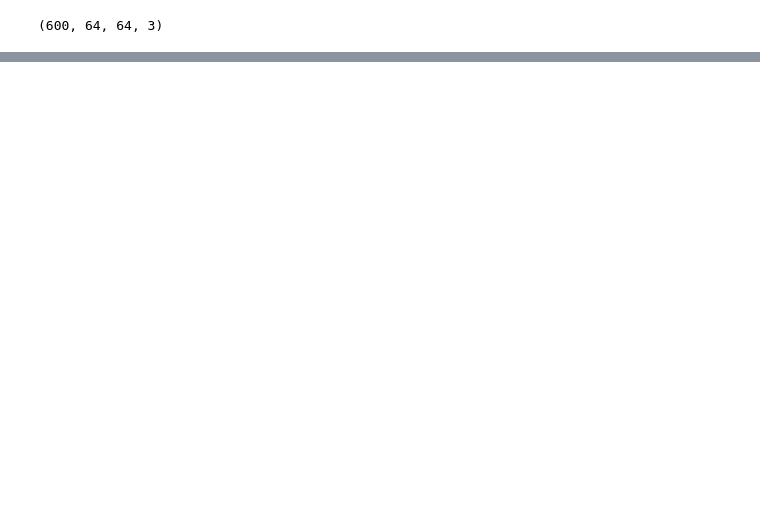
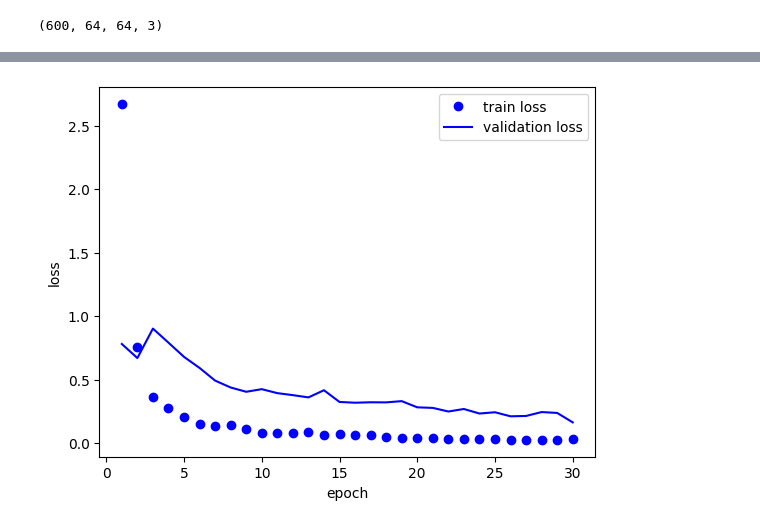
Before and after one commit to ChijiokeOrabueze/mood_classifier_nn, a Jupyter notebook: notebook.ipynb, the cells around one changed output, grey strips where cells are left out. Saved outputs shown, nothing was run; the diff lists cells and outputs as text; code cells hidden in the pictures; blank space fills up the shorter version.

```diff
--- a/notebook.ipynb
+++ b/notebook.ipynb
@@ -26,0 +102,21 @@ h.sh
+# %%
+def plot (history, which=1):
+
+    text = "acc" if which == 1 else "loss"
+
+    plt.clf()
+
+    acc = history[text]
+    val_acc = history["val_"+text]
+
+    epochs = range(1, len(acc) + 1)
+
+    plt.plot(epochs, acc, "bo", label="train "+ text)
+    plt.plot(epochs, val_acc, "b", label="validation " + text)
+
+    plt.xlabel("epoch")
+    plt.ylabel(text)
+
+
+    plt.legend()
+    plt.show()
@@ -26,0 +125,10 @@ h.sh
+# %%
+model2 = tf.keras.Sequential()
+model2.add(tf.keras.layers.Rescaling(1./255, input_shape=(64, 64, 3)))
+model2.add(tf.keras.layers.ZeroPadding2D(padding=3))
+model2.add(tf.keras.layers.Conv2D(filters=32, kernel_size=(7,7), strides=1))
+model2.add(tf.keras.layers.BatchNormalization(axis=3))
+model2.add(tf.keras.layers.ReLU())
+model2.add(tf.keras.layers.MaxPool2D())
+model2.add(tf.keras.layers.Flatten())
+model2.add(tf.keras.layers.Dense(1, activation="sigmoid"))
@@ -26,0 +155,11 @@ h.sh
+# %%
+model2.compile(loss="binary_crossentropy",
+              optimizer="adam",
+              metrics=["acc"])
+# %%
+history2 = model2.fit(
+    train_set_x_orig,
+    y_train,
+    epochs=30,
+    batch_size=64,
+    validation_data=(test_set_x_orig, y_test))
@@ -26,0 +184,5 @@ h.sh
+# %%
+plot(history2.history, 2
+    )
+# %% [output]
+[figure, added]
```
Also changed, not shown: parts of 15 cells of this notebook, 1 other file.
